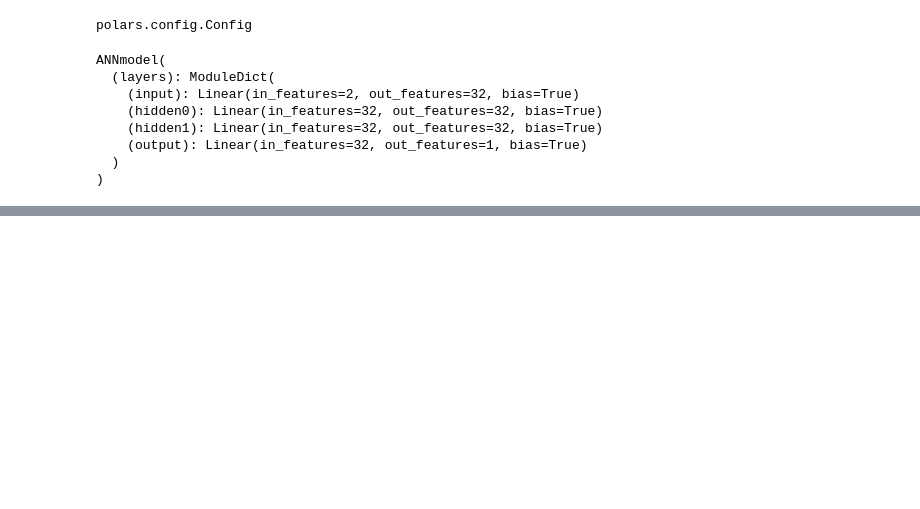
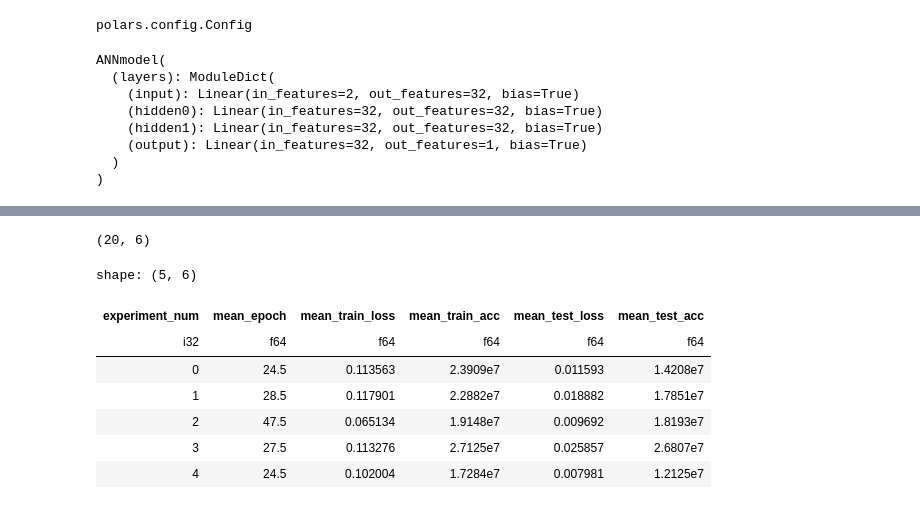
Before and after one commit to yfpang7/dataScience_projects, a Jupyter notebook: FNN_deepLearningCalculator.ipynb, the cells around one changed output, grey strips where cells are left out. Saved outputs shown, nothing was run; the diff lists cells and outputs as text; code cells hidden in the pictures; blank space fills up the shorter version.

```diff
--- a/FNN_deepLearningCalculator.ipynb
+++ b/FNN_deepLearningCalculator.ipynb
@@ -303,0 +382,19 @@ plt.show()
+# %%
+# groupby
+summary_data = (
+    data
+    .group_by('experiment_num')
+    .agg(pl.exclude('iteration', 'learning_rate').mean().name.prefix('mean_'))
+)
+print(summary_data.shape)
+summary_data.head()
+# %% [output]
+(20, 6)
+shape: (5, 6)
+| experiment_num | mean_epoch | mean_train_loss | mean_train_acc | mean_test_loss | mean_test_acc |
+| i32 | f64 | f64 | f64 | f64 | f64 |
+| 0 | 24.5 | 0.113563 | 2.3909e7 | 0.011593 | 1.4208e7 |
+| 1 | 28.5 | 0.117901 | 2.2882e7 | 0.018882 | 1.7851e7 |
+| 2 | 47.5 | 0.065134 | 1.9148e7 | 0.009692 | 1.8193e7 |
+| 3 | 27.5 | 0.113276 | 2.7125e7 | 0.025857 | 2.6807e7 |
+| 4 | 24.5 | 0.102004 | 1.7284e7 | 0.007981 | 1.2125e7 |
```
Also changed, not shown: parts of 13 cells of this notebook.
